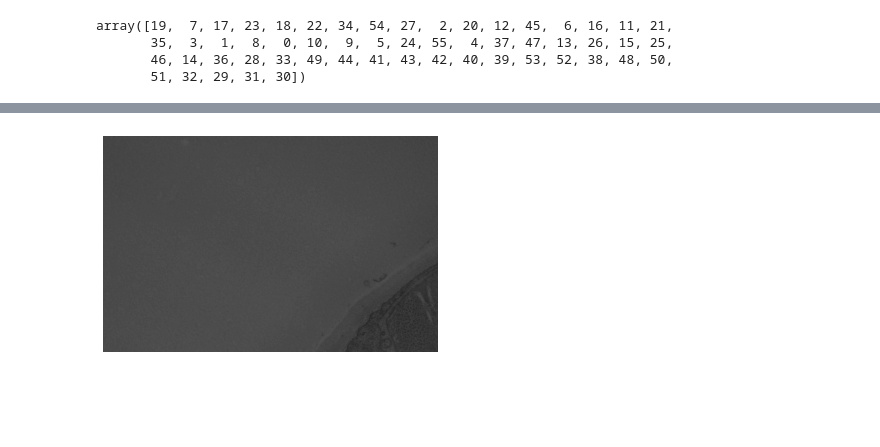
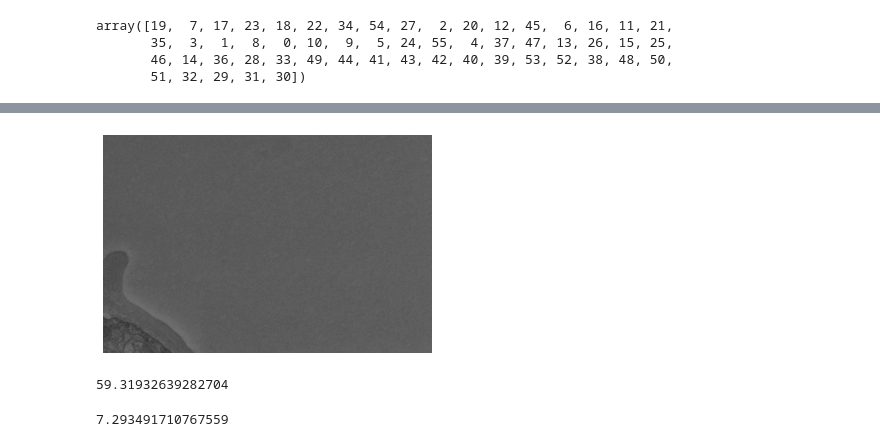
Before and after one commit to jabae/CMontage, a Jupyter notebook: notebooks/historam_equalization.ipynb, the cells around one changed output, grey strips where cells are left out. Drawn from its saved outputs; the diff is of its cells as text; code cells hidden in the pictures; blank space fills up the shorter version.

```diff
--- a/notebooks/historam_equalization.ipynb
+++ b/notebooks/historam_equalization.ipynb
@@ -89,16 +89,17 @@ plt.show()
 # %%
 from os import listdir, path
 
-d = "/data/research/se/celegans/dataset3/N2DA_1430-2/test/tif/"
+d = "/data/research/se/celegans/dataset3/N2DA_1430-2/L4/tif/"
 flist = listdir(d)
 
 var_list = []
 
-for i in range(len(flist)):
+for i in range(107):
 
     fname = path.join(d, flist[i])
     img = read_tif(fname)
     img = normalize(img)
+    img = clahe.apply(img)
 
     var_list.append(np.var(img))
     print(i)
@@ -144,11 +149,21 @@ np.where(np.array(var_list)<30)
 # %%
-fname = "/data/research/se/celegans/dataset3/N2DA_1430-2/L1/tif/L1_s0028.tif"
+i = 39
+
+fname = os.path.join(d,flist[i])
 tile = read_tif(fname)
 tile = normalize(tile)
+tile = clahe.apply(tile)
 
 plt.figure()
 plt.imshow(tile, cmap="gray", vmin=0, vmax=255)
 plt.axis("off")
 plt.show()
+
+print(np.var(tile))
 # %% [output]
-[figure, old version]
+[figure, new version]
+59.31932639282704
+# %%
+np.var(tile)
+# %% [output]
+7.293491710767559
```
Also changed, not shown: parts of 7 cells of this notebook, 3 other files.
